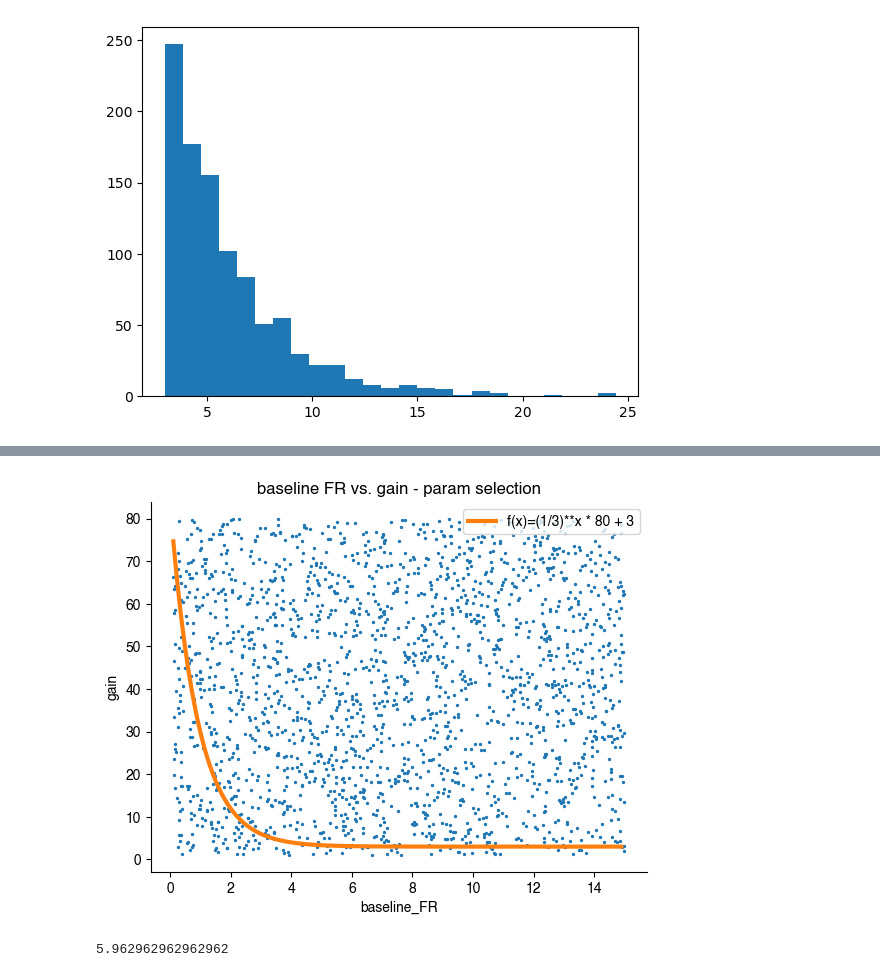
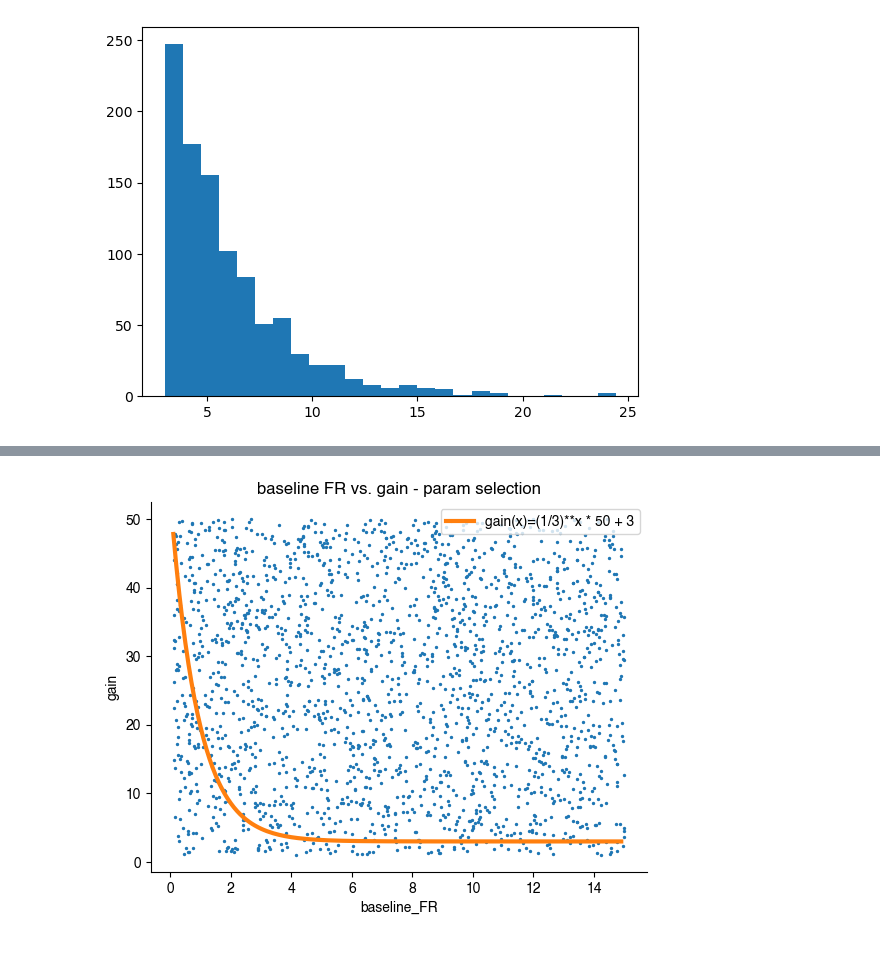
Before and after one commit to a-darcher/response_generator, a Jupyter notebook: dev_nbs/params.ipynb, the cells around one changed output, grey strips where cells are left out. Drawn from its saved outputs; the diff is of its cells as text; code cells hidden in the pictures.

Commit message:
response fr vs baseline fr plot

```diff
--- a/dev_nbs/params.ipynb
+++ b/dev_nbs/params.ipynb
@@ -142,46 +197,40 @@ plot_dist(response_gain_dist, "gain in FR [Hz]", "count", "ratio of response FR
 # %%
 size = 2000
 x_label = "baseline_FR"
 y_label = "gain"
 title = "baseline FR vs. gain - param selection"
 
 low = 0.1
 high = 15
 baseline_dist = rng.uniform(low=low, high=high, size=size)
 
-gain_high = 80
+gain_high = 50
 gain_dist = rng.uniform(low=1, high=gain_high, size=size)
 
-# y = 1.2
-# b = 45
-# e = 6
-# x = np.arange(low,high, 0.1)
-# f = (1/y)**x * b + e
-# t = f"f(x)=(1/{y})**x * {b} + {e}"
 
 
 e = 3
-
 b = gain_high
 y = 3
 
 x = np.arange(low,high, 0.1)
-f = (1/y)**x * b  + e
-t = f"f(x)=(1/{round(y, 3)})**x * {round(b,3)} + {e}"
+f = (1/y)**x * b + e
+t = f"gain(x)=(1/{round(y, 3)})**x * {round(b,3)} + {e}"
+
+
+max_fr = 100
+m = max_fr / x
 
 
 plt.scatter(baseline_dist, gain_dist, s=2)
 plt.plot(x, f, color="tab:orange", lw=3, label=t)
+#plt.plot(x, m, color="tab:red")
 
-plt.legend()
+plt.legend(loc="upper right")
 plt.xlabel(x_label)
 plt.ylabel(y_label)
 plt.title(title)
 sns.despine()
 plt.show()
 # %% [output]
-[figure, old version]
+[figure, new version]
-# %%
-(1/y)**3 * b  + e
-# %% [output]
-5.962962962962962
```
Also changed, not shown: parts of 8 cells of this notebook, 1 other file.
